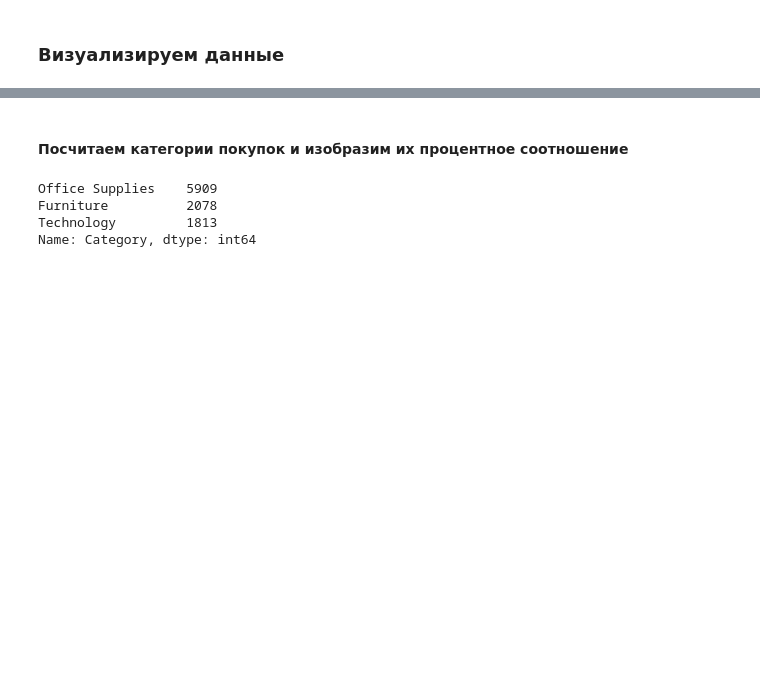
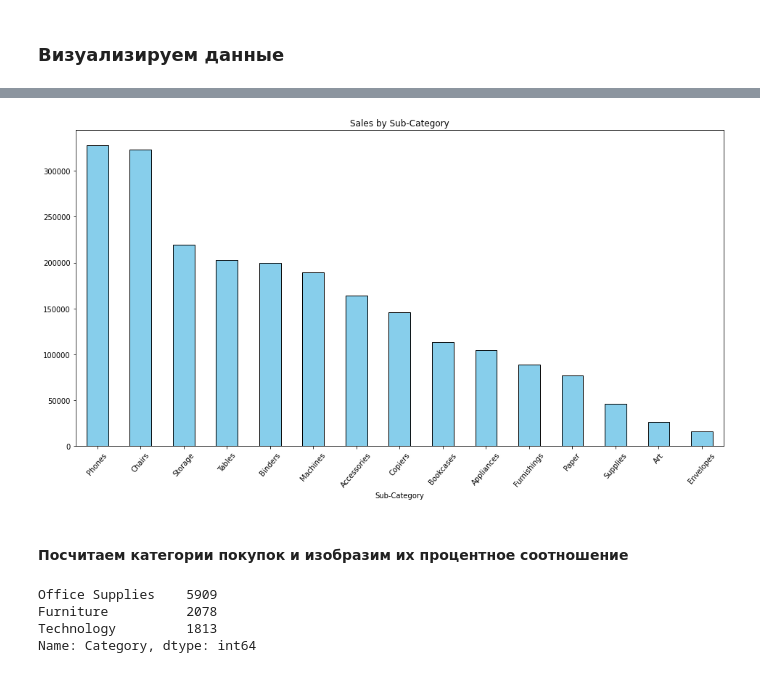
Before and after one commit to noblesseraizel/supermarket-EDA, a Jupyter notebook: exploratory _analysis_supermarket.ipynb, the cells around one changed output, grey strips where cells are left out. Saved outputs shown, nothing was run; the diff lists cells and outputs as text; code cells hidden in the pictures; blank space fills up the shorter version.

```diff
--- a/exploratory _analysis_supermarket.ipynb
+++ b/exploratory _analysis_supermarket.ipynb
@@ -165,3 +237,15 @@ df.head(3)
+# %%
+df_sales = df.groupby('Sub-Category')\
+    .agg({'Sales': 'sum'})\
+    .sort_values(by='Sales', ascending=False)
+# %%
+plt.figure(figsize=(16,8))
+df_sales['Sales'].nlargest(15).plot(kind='bar', color='skyblue', edgecolor='black')
+plt.title('Sales by Sub-Category')
+plt.xticks(rotation=50)
+plt.show()
+# %% [output]
+[figure, added]
 # %% [markdown]
 #### Посчитаем категории покупок и изобразим их процентное соотношение
 # %%
```
Also changed, not shown: parts of 13 cells of this notebook.
